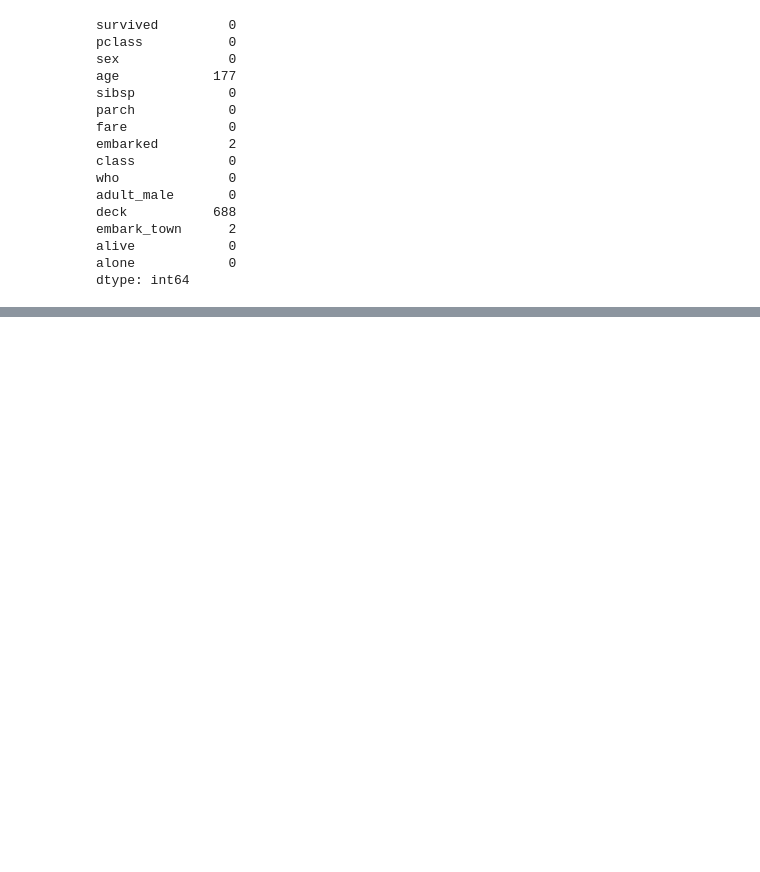
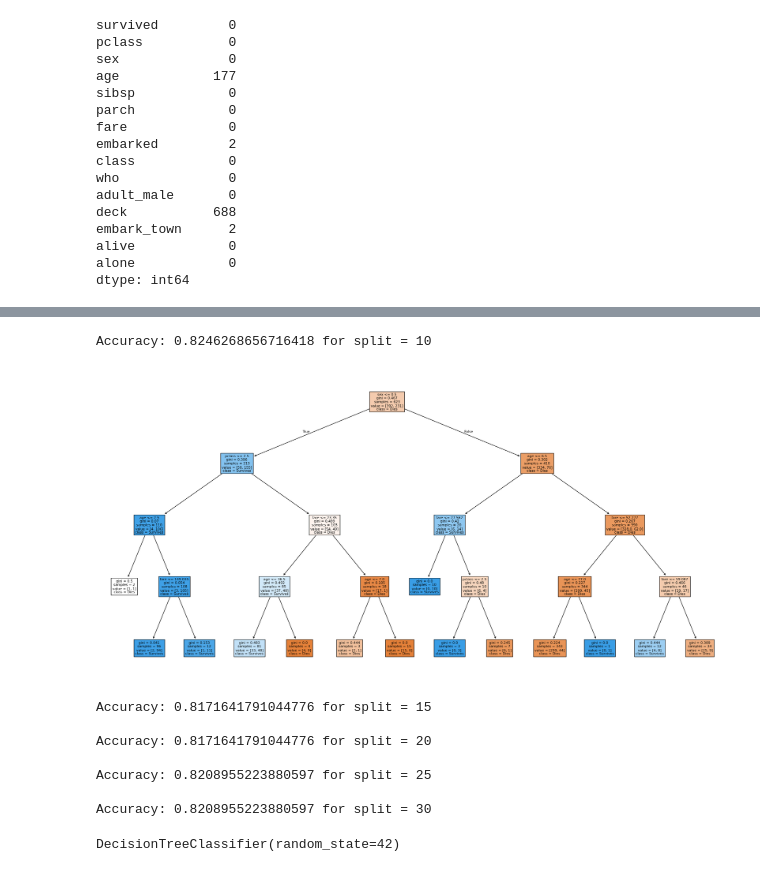
Before and after one commit to vaibhav-c-mane/ML-algorithms-, a Jupyter notebook: supervised_learning/Decision Tree/Decsison_tree_classifier.ipynb, the cells around one changed output, grey strips where cells are left out. Saved outputs shown, nothing was run; the diff lists cells and outputs as text; code cells hidden in the pictures; blank space fills up the shorter version.

```diff
--- a/supervised_learning/Decision Tree/Decsison_tree_classifier.ipynb
+++ b/supervised_learning/Decision Tree/Decsison_tree_classifier.ipynb
@@ -39,0 +188,44 @@ target = ["survived"]
+# %%
+# Decision Tree with pre-preuning
+
+min_sample_split = [10, 15, 20, 25, 30]
+
+for split in min_sample_split:
+    model = DecisionTreeClassifier(max_depth=4, min_samples_split=split)
+    model.fit(X_train, y_train)
+
+    acc = model.score(X_test, y_test)
+
+    print(f"Accuracy: {acc} for split = {split} \n")
+
+    if split==10:
+        plt.figure(figsize=(20, 10))
+
+        plot_tree(
+            model,
+            feature_names=X.columns,
+            class_names=["Dies", "Survives"], # traget=0(died), 1(survived)
+            filled=True,
+        )
+
+        plt.tight_layout()
+
+        plt.show()
+# %% [output]
+Accuracy: 0.8246268656716418 for split = 10
+[figure, added]
+Accuracy: 0.8171641791044776 for split = 15
+
+Accuracy: 0.8171641791044776 for split = 20
+
+Accuracy: 0.8208955223880597 for split = 25
+
+Accuracy: 0.8208955223880597 for split = 30
+# %%
+# Decision Tree with Post-preuning
+
+full_tree = DecisionTreeClassifier(random_state=42)
+
+full_tree.fit(X_train, y_train)
+# %% [output]
+DecisionTreeClassifier(random_state=42)
```
Also changed, not shown: parts of 20 cells of this notebook, 1 other file.
